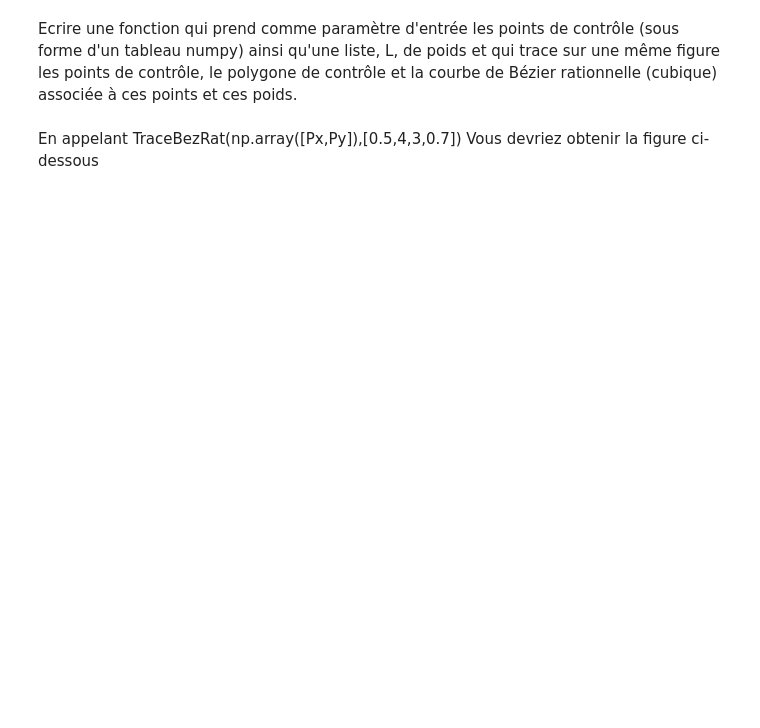
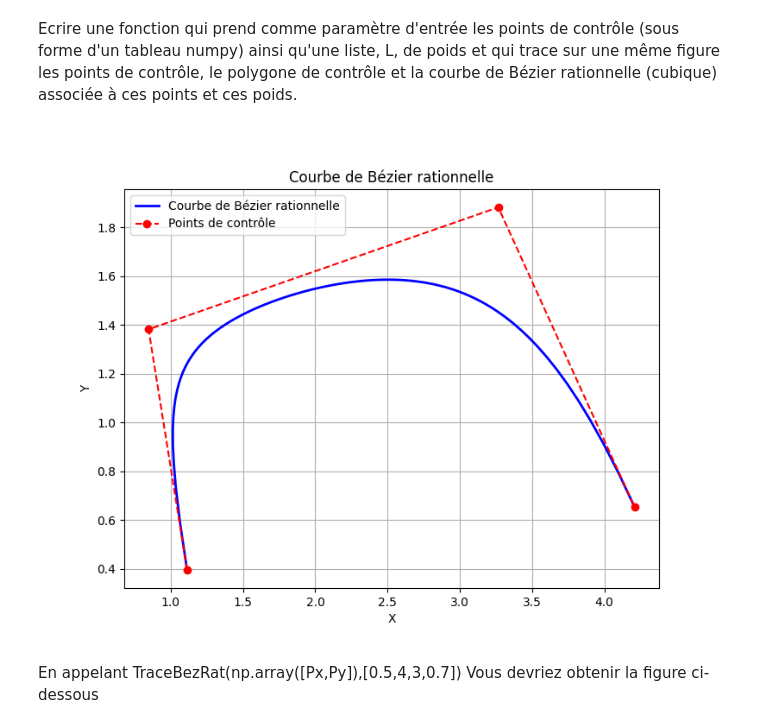
Before and after one commit to lnkyy/modelisation, a Jupyter notebook: TP1Bezier.ipynb, the cells around one changed output. Saved outputs shown, nothing was run; the diff lists cells and outputs as text; code cells hidden in the pictures; blank space fills up the shorter version.

```diff
--- a/TP1Bezier.ipynb
+++ b/TP1Bezier.ipynb
@@ -300,12 +379,2 @@ np.all(np.round(BezierRat(np.array([Px,Py]),[4,4,4,4],0.5),4)==np.array([[2.2078
 # %% [markdown]
 Modifier la fonction précédente pour pouvoir passer un vecteur de paramètres (t = np.linspace(0,1,100) par exemple).
-# %%
-def BezierRatVect(Pc,L,t):
-    """Courbe de Bézier rationnelle associée aux points de contrôle Pc
-       passés en paramètre d'entrée, une liste L de poids et un vecteur
-       de paramètre t.
-       La fonction renvoie les points Pts de la courbe correpondant aux paramètres t
-       On gérera une exception si tous les poids sont nuls (raise ValueError())
-    """
-    # Votre code ici
-    return Pts
@@ -316,12 +427,36 @@ np.all(np.round(BezierRatVect(np.array([Px,Py]),[4,4,4,4],np.linspace(0,1,6)),4)
 # %% [markdown]
 Ecrire une fonction qui prend comme paramètre d'entrée les points de contrôle (sous forme d'un tableau numpy) ainsi qu'une liste, L,  de poids et qui trace sur une même figure les points de contrôle, le polygone de contrôle et la courbe de Bézier rationnelle (cubique) associée à ces points et ces poids.
-# %%
-def TraceBezRat(Pc,L):
-    """ Pc est un array numpy de dimension(2,n+1) (abscisses et ordonnées des points de contrôle) et L la liste des poids.
-        La fonction ne renvoie rien.
-        """
-    t=np.linspace(0,1,100)
-    # Votre code ici
+# %%
+def TraceBezRat(Pc, L):
+    """ Pc est un array numpy de dimension (2, n+1) (abscisses et ordonnées des points de contrôle) et L la liste des poids.
+        La fonction ne renvoie rien mais trace la courbe de Bézier rationnelle.
+    """
+    import numpy as np
+    import matplotlib.pyplot as plt
+
+    # Créer un vecteur de paramètres t
+    t = np.linspace(0, 1, 100)
+
+    # Calculer les points de la courbe de Bézier rationnelle
+    Pts = BezierRatVect(Pc, L, t)
+
+    # Tracer la courbe
+    plt.figure(figsize=(8, 6))
+    plt.plot(Pts[0, :], Pts[1, :], 'b-', linewidth=2, label='Courbe de Bézier rationnelle')
+
+    # Tracer les points de contrôle
+    plt.plot(Pc[0, :], Pc[1, :], 'ro--', label='Points de contrôle')
+
+    plt.title('Courbe de Bézier rationnelle')
+    plt.xlabel('X')
+    plt.ylabel('Y')
+    plt.legend()
+    plt.grid(True)
+    plt.show()
+
+TraceBezRat(np.array([Px,Py]),[0.5,4,3,0.7])
+# %% [output]
+[figure, added]
 # %% [markdown]
 En appelant TraceBezRat(np.array([Px,Py]),[0.5,4,3,0.7]) Vous devriez obtenir la figure ci-dessous
 # %% [markdown]
```
Also changed, not shown: parts of 8 cells of this notebook.
